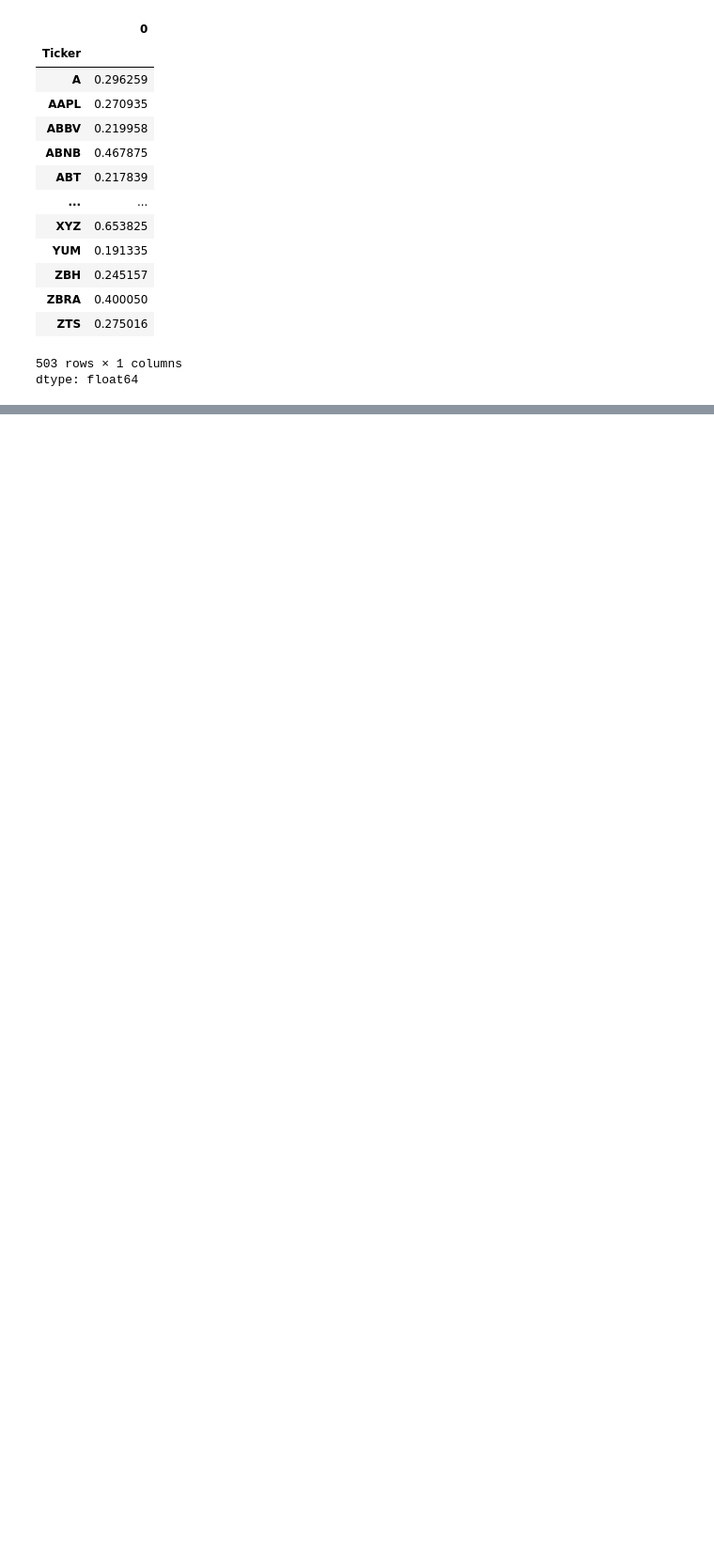
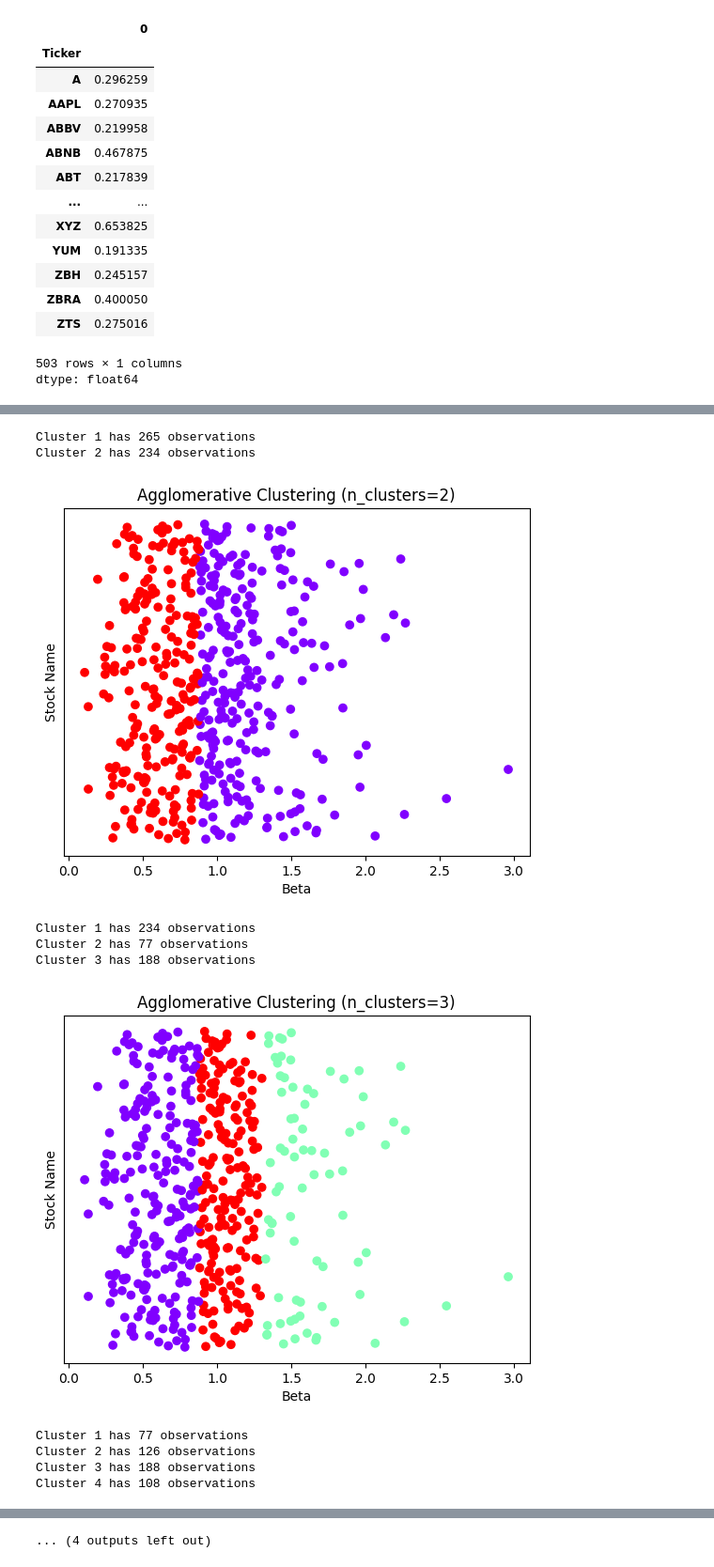
Before and after one commit to chhaybilindaHak/Assessment, a Jupyter notebook: W1941231.ipynb, the cells around one changed output, grey strips where cells are left out. Shown at 94% size. Drawn from its saved outputs; the diff is of its cells as text; code cells hidden in the pictures; blank space fills up the shorter version.

```diff
--- a/W1941231.ipynb
+++ b/W1941231.ipynb
@@ -208,0 +268,30 @@ betas
+# %%
+import numpy as np
+import matplotlib.pyplot as plt
+from sklearn.cluster import AgglomerativeClustering # Ensure AgglomerativeClustering is imported here if not globally available
+
+for n_clusters in range_n_clusters:
+    model = AgglomerativeClustering(n_clusters=n_clusters)
+    labels = model.fit_predict(X)
+    # Create scatter plot of data points colored by cluster label
+    plt.scatter(X, betas.loc[X.index, 'Stock_Name'], c=labels, cmap='rainbow')
+    plt.xlabel('Beta')
+    plt.ylabel('Stock Name') # Changed label for clarity
+    plt.title(f"Agglomerative Clustering (n_clusters={n_clusters})")
+    cluster_counts = np.bincount(labels)
+    for i in range(n_clusters):
+        print(f"Cluster {i+1} has {cluster_counts[i]} observations")
+    plt.yticks([])
+    plt.show()
+# %% [output]
+Cluster 1 has 265 observations
+Cluster 2 has 234 observations
+[figure, added]
+Cluster 1 has 234 observations
+Cluster 2 has 77 observations
+Cluster 3 has 188 observations
+[figure, added]
+Cluster 1 has 77 observations
+Cluster 2 has 126 observations
+Cluster 3 has 188 observations
+Cluster 4 has 108 observations
@@ -208,0 +320 @@ betas
+... (4 outputs left out)
```
Also changed, not shown: parts of 14 cells of this notebook.
